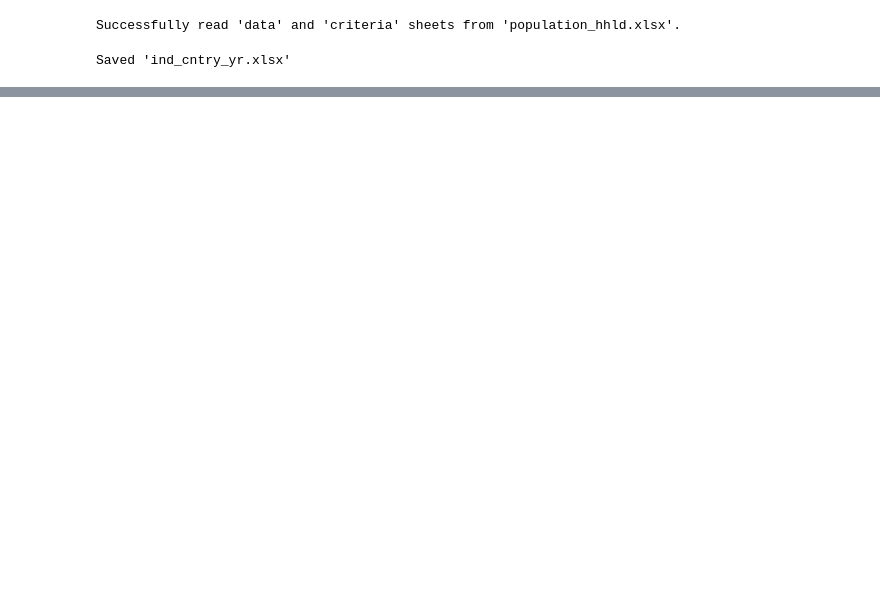
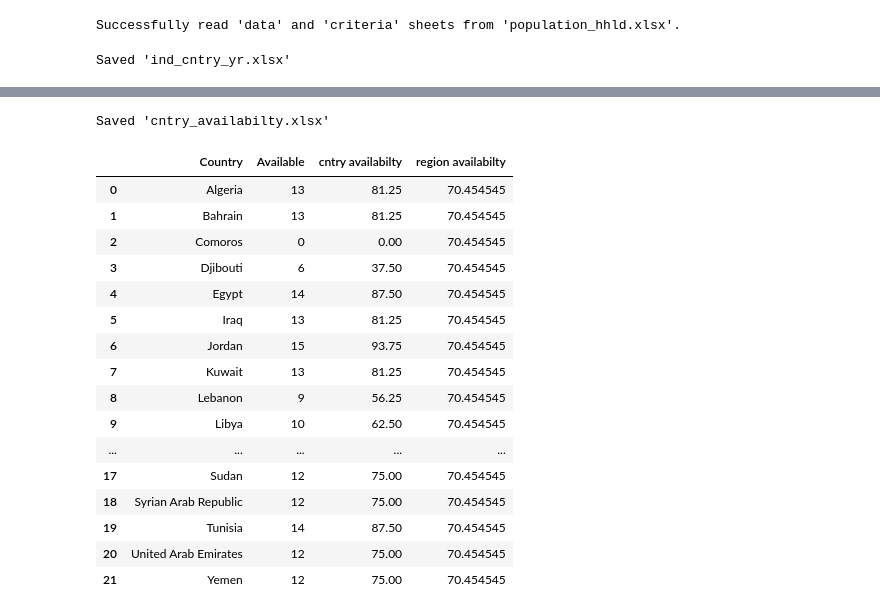
Before and after one commit to raffi1974/data-availability-static, a Jupyter notebook: data availability static charts.ipynb, the cells around one changed output, grey strips where cells are left out. Drawn from its saved outputs; the diff is of its cells as text; code cells hidden in the pictures; blank space fills up the shorter version.

```diff
--- a/data availability static charts.ipynb
+++ b/data availability static charts.ipynb
@@ -146,3 +171,43 @@ print("Saved 'cntry_availabilty.xlsx'")
+# %%
+# 2.4: Create the cntry_availabilty DataFrame (based on your step 6)
+
+# Calculate the number of unique indicators.
+total_indicators = ind_cntry['Indicator'].nunique()
+
+# Group by Country and calculate the availability percentage.
+# This shows what percentage of required indicators are available for each country.
+cntry_availabilty = ind_cntry.groupby('Country')['Available'].sum().reset_index()
+cntry_availabilty['cntry availabilty'] = (cntry_availabilty['Available'] / total_indicators) * 100
+
+# Calculate the average availability across all countries.
+region_avg = cntry_availabilty['cntry availabilty'].mean()
+cntry_availabilty['region availabilty'] = region_avg
+
+# Save the resulting DataFrame to an Excel file.
+cntry_availabilty.to_excel("cntry_availabilty.xlsx", index=False)
+print("Saved 'cntry_availabilty.xlsx'")
+# %% [output]
+Saved 'cntry_availabilty.xlsx'
+# %%
+cntry_availabilty
+# %% [output]
+|  | Country | Available | cntry availabilty | region availabilty |
+| 0 | Algeria | 13 | 81.25 | 70.454545 |
+| 1 | Bahrain | 13 | 81.25 | 70.454545 |
+| 2 | Comoros | 0 | 0.00 | 70.454545 |
+| 3 | Djibouti | 6 | 37.50 | 70.454545 |
+| 4 | Egypt | 14 | 87.50 | 70.454545 |
+| 5 | Iraq | 13 | 81.25 | 70.454545 |
+| 6 | Jordan | 15 | 93.75 | 70.454545 |
+| 7 | Kuwait | 13 | 81.25 | 70.454545 |
+| 8 | Lebanon | 9 | 56.25 | 70.454545 |
+| 9 | Libya | 10 | 62.50 | 70.454545 |
+| ... | ... | ... | ... | ... |
+| 17 | Sudan | 12 | 75.00 | 70.454545 |
+| 18 | Syrian Arab Republic | 12 | 75.00 | 70.454545 |
+| 19 | Tunisia | 14 | 87.50 | 70.454545 |
+| 20 | United Arab Emirates | 12 | 75.00 | 70.454545 |
+| 21 | Yemen | 12 | 75.00 | 70.454545 |
 # %%
 # --- Part 3: Generate Charts ---
 # %%
```
Also changed, not shown: parts of 5 cells of this notebook.
